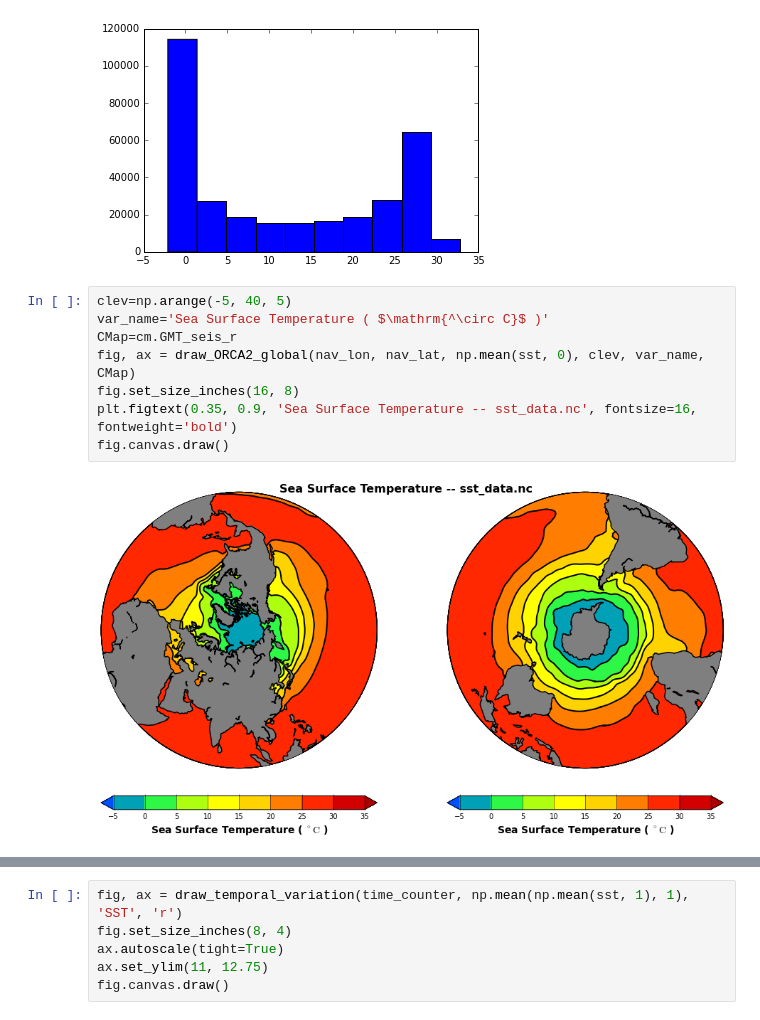
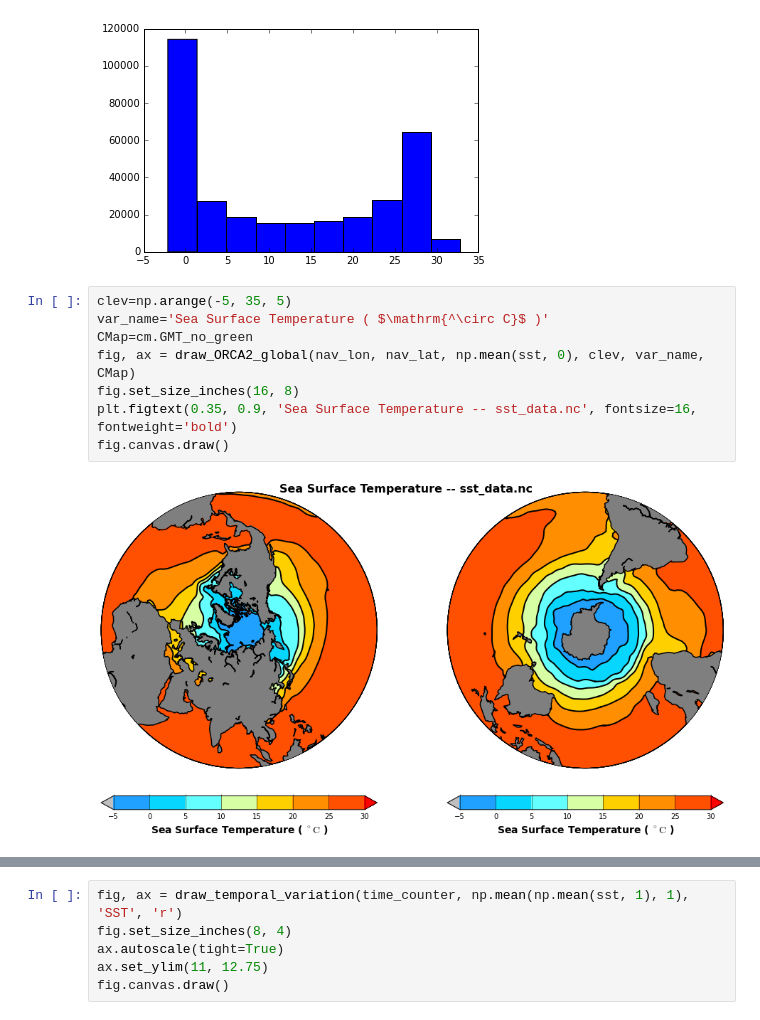
Before and after one commit to UBC-MOAD/ccar-modeling-nemo-tools, a Jupyter notebook: 05_ORCA2_Input.ipynb, the cells around one changed output, grey strips where cells are left out. Cells and saved outputs as stored; diff of their text form.

```diff
--- a/05_ORCA2_Input.ipynb
+++ b/05_ORCA2_Input.ipynb
@@ -181,14 +181,14 @@ plt.hist(sst.flat)
  <a list of 10 Patch objects>)
 [figure]
 # %%
-clev=np.arange(-5, 40, 5)
+clev=np.arange(-5, 35, 5)
 var_name='Sea Surface Temperature ( $\mathrm{^\circ C}$ )'
-CMap=cm.GMT_seis_r
+CMap=cm.GMT_no_green
 fig, ax = draw_ORCA2_global(nav_lon, nav_lat, np.mean(sst, 0), clev, var_name, CMap)
 fig.set_size_inches(16, 8)
 plt.figtext(0.35, 0.9, 'Sea Surface Temperature -- sst_data.nc', fontsize=16, fontweight='bold')
 fig.canvas.draw()
 # %% [output]
-[figure, old version]
+[figure, new version]
 # %%
 clev=np.arange(-4, 16, 2)
```
Also changed, not shown: parts of 7 cells of this notebook, 4 other files.
